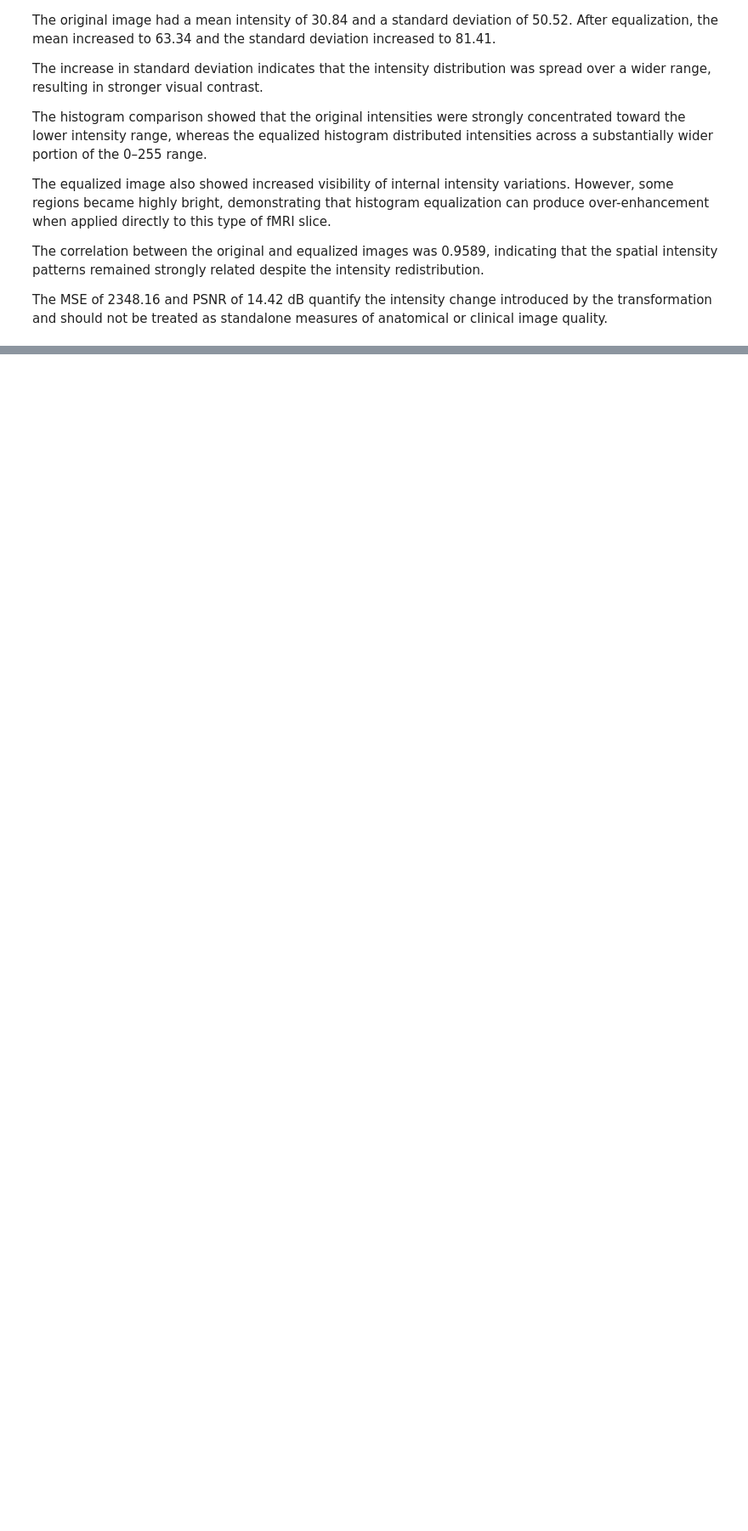
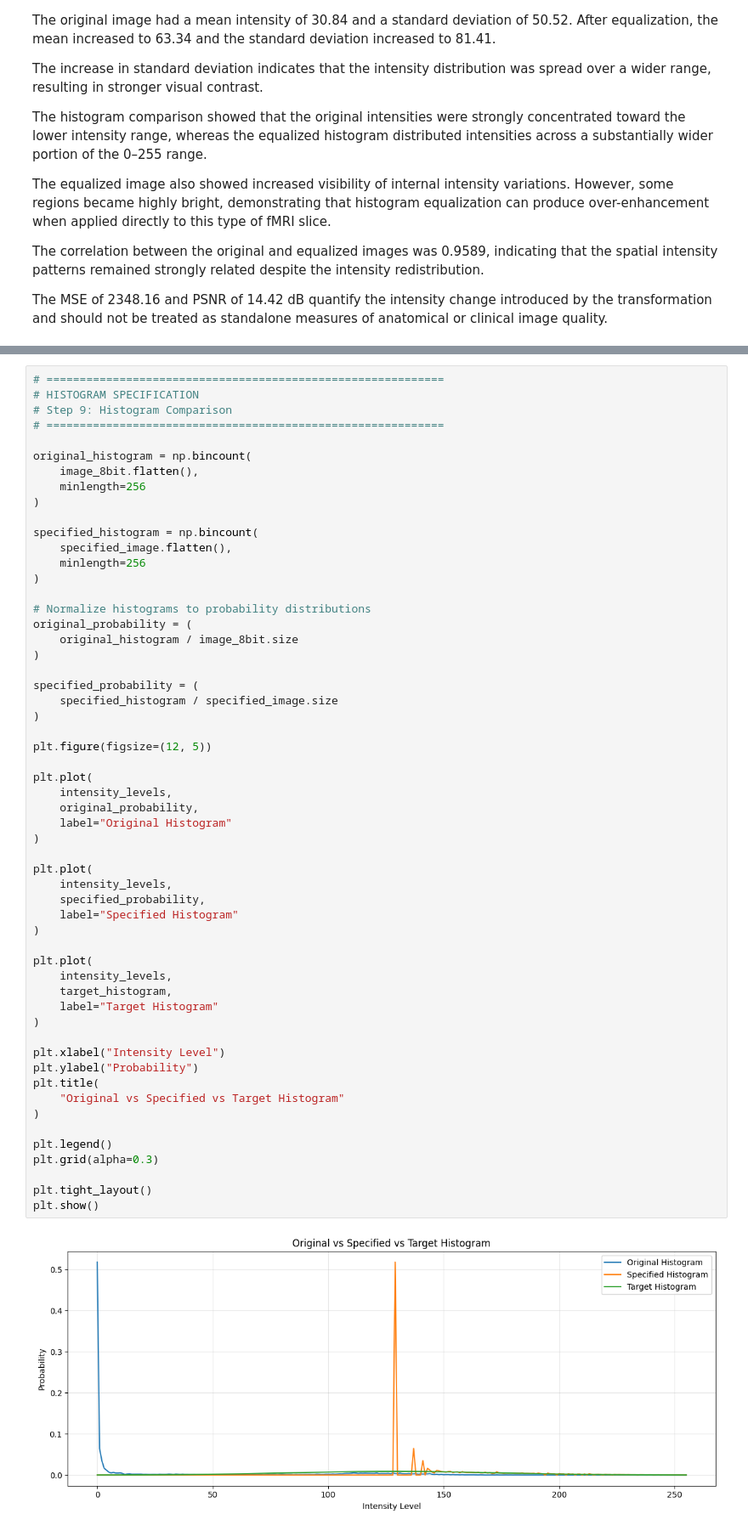
Before and after one commit to SharveshC/DIP_Capstone, a Jupyter notebook: notebook/samp.ipynb, the cells around one changed output, grey strips where cells are left out. Shown at 85% size. Drawn from its saved outputs; the diff is of its cells as text; blank space fills up the shorter version.

```diff
--- a/notebook/samp.ipynb
+++ b/notebook/samp.ipynb
@@ -3925,0 +4310,58 @@ as standalone measures of anatomical or clinical image quality.
+# %%
+# ============================================================
+# HISTOGRAM SPECIFICATION
+# Step 9: Histogram Comparison
+# ============================================================
+
+original_histogram = np.bincount(
+    image_8bit.flatten(),
+    minlength=256
+)
+
+specified_histogram = np.bincount(
+    specified_image.flatten(),
+    minlength=256
+)
+
+# Normalize histograms to probability distributions
+original_probability = (
+    original_histogram / image_8bit.size
+)
+
+specified_probability = (
+    specified_histogram / specified_image.size
+)
+
+plt.figure(figsize=(12, 5))
+
+plt.plot(
+    intensity_levels,
+    original_probability,
+    label="Original Histogram"
+)
+
+plt.plot(
+    intensity_levels,
+    specified_probability,
+    label="Specified Histogram"
+)
+
+plt.plot(
+    intensity_levels,
+    target_histogram,
+    label="Target Histogram"
+)
+
+plt.xlabel("Intensity Level")
+plt.ylabel("Probability")
+plt.title(
+    "Original vs Specified vs Target Histogram"
+)
+
+plt.legend()
+plt.grid(alpha=0.3)
+
+plt.tight_layout()
+plt.show()
+# %% [output]
+[figure, added]
```
Also changed, not shown: parts of 16 cells of this notebook.
